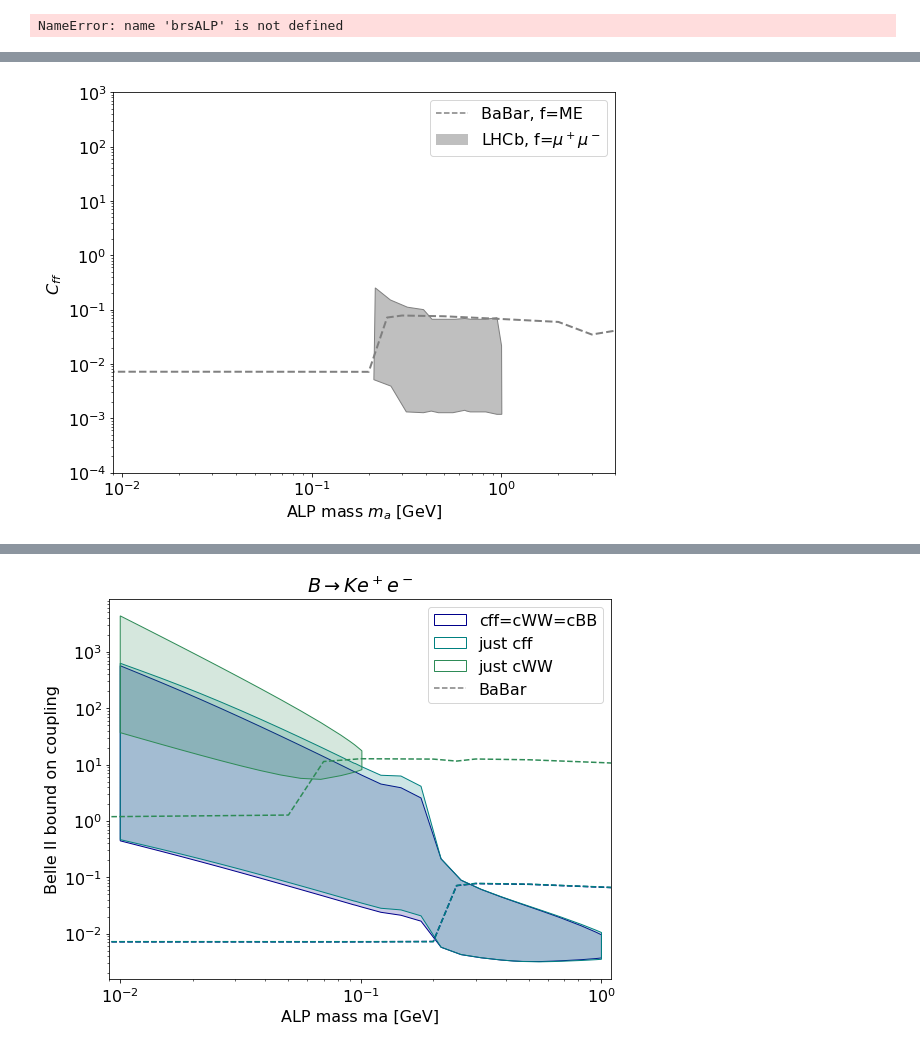
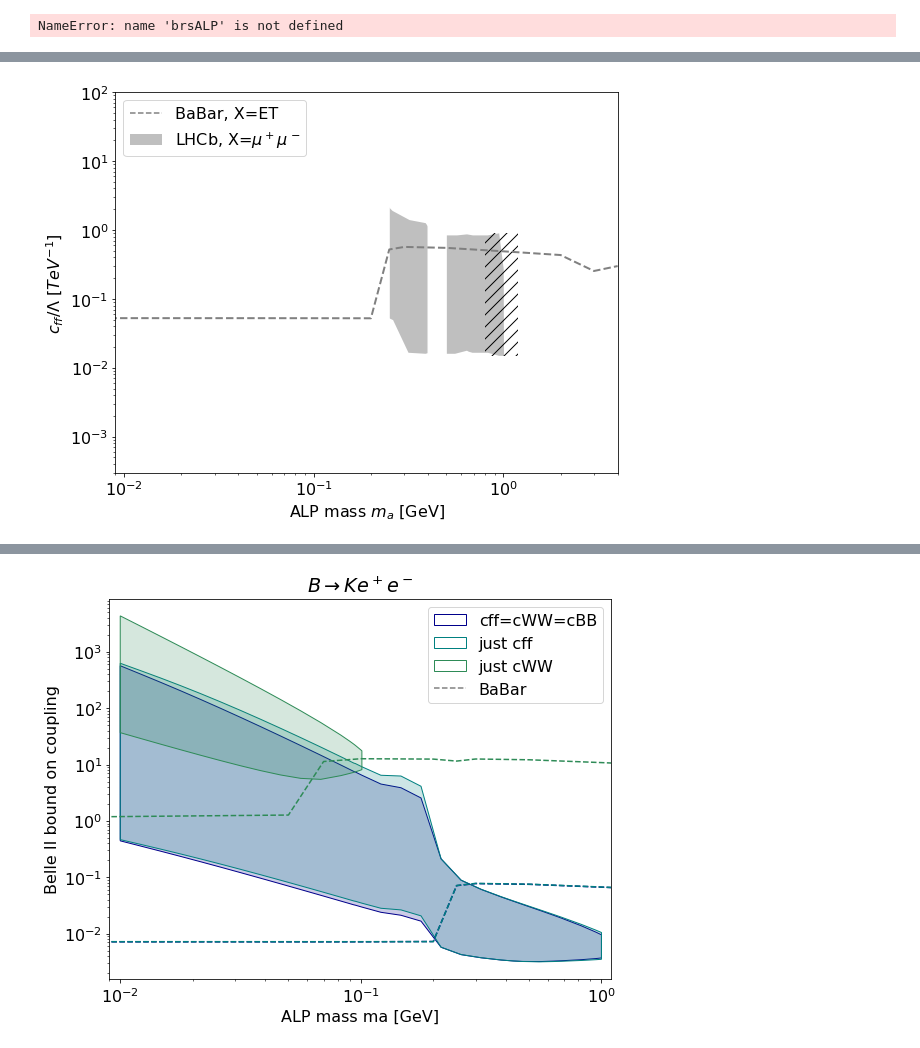
Before and after one commit to anasthesia/alps-BelleII, a Jupyter notebook: python/alps-visible-BelleII_3.0.ipynb, the cells around one changed output, grey strips where cells are left out. Drawn from its saved outputs; the diff is of its cells as text; code cells hidden in the pictures.

Commit message:
Belle II Inv added to plots

```diff
--- a/python/alps-visible-BelleII_3.0.ipynb
+++ b/python/alps-visible-BelleII_3.0.ipynb
@@ -921,3 +924,4 @@ BaBarBoundsOld=genfromtxt('../ruth/BaBarBounds_readable_old.txt', delimiter='\t'
 # %%
-LHCbBounds=genfromtxt('output/LHCb_cff.dat', delimiter='\t')
+LHCbBoundscff=genfromtxt('output/LHCb_cff.dat', delimiter='\t')
+LHCbBoundscWW=genfromtxt('output/LHCb_cWW.dat', delimiter='\t')
 # %%
@@ -1006,3 +1026,8 @@ def plotGen(inputarray,lineScatterFillORPolygon,color,linewidthORmarkersize,*arg
     if (lineScatterFillORPolygon=="nonfilledpolygon"):
         ax.fill(data[:,0],data[:,1], facecolor="none", edgecolor=color,\
                 linewidth=linewidthORmarkersize, linestyle='-',**kwargs)
+# %%
+def fromLambdatof(inputarray):
+    tmp=inputarray.copy()
+    tmp[:,1] *= 4*np.pi
+    return tmp
@@ -1009,3 +1074,14 @@ def plotGen(inputarray,lineScatterFillORPolygon,color,linewidthORmarkersize,*arg
+# %%
+# function that plots cut-out regions from 1612.07818
+
+def whiteregions(m):
+    return np.heaviside(m - 0.25,0)*np.heaviside(-m + 0.4,0) + np.heaviside(m - 0.5,0)*np.heaviside(-m + 2.9,0)\
+    + np.heaviside(m - 3.2,0)*np.heaviside(-m + 3.6,0) + np.heaviside(m - 3.9,0)*np.heaviside(-m + 4.7,0)
+#     return np.heaviside(m - 3.9,0)*np.heaviside(-m + 4.7,0)
+
+def plotWhiteRegions(yupper):
+    m=np.linspace(0.2,5,num=10000);
+    plt.fill_between(m,(1-whiteregions(m))*yupper,0,color="white",zorder=2)
 # %%
 cffPlot=1
 cWWPlot=1
@@ -1129,50 +1190,35 @@ plt.savefig('plots/BoundBelleII-cff-projections.png', dpi=300, bbox_inches='tigh
 # %%
 fig, ax = plt.subplots(figsize=(9, 7))
 
-ax.plot(BaBarBounds[:,0],BaBarBounds[:,2],c="grey", ls='--',lw=2)
+ax.plot(BaBarBounds[:,0],BaBarBounds[:,1],c="grey", ls='--',lw=2)
 
-plotGen(LHCbBounds,"oppacpolygon","grey",0,0.5, label='LHCb, f=$\mu^+ \mu^-$')
-plotGen(LHCbBounds,"nonfilledpolygon","grey",1)
+plotGen(fromLambdatof(LHCbBoundscff),"oppacpolygon","grey",0,0.5, label='LHCb, X=$\mu^+ \mu^-$')
 
-# plotGen(stackBounds(masslist,readArrayVisibleBoundBelleIIcff[:,5,0],\
-#                     readArrayVisibleBoundBelleIIcff[:,5,1]),"oppacpolygon","deepskyblue",0,0.4,\
-#                     label='$f=\gamma \gamma $')
-# plotGen(stackBounds(masslist,readArrayVisibleBoundBelleIIcff[:,5,0],\
-#                     readArrayVisibleBoundBelleIIcff[:,5,1]),"nonfilledpolygon","deepskyblue",1)
-
-# plotGen(stackBounds(masslist,readArrayVisibleBoundBelleIIcff[:,0,0],\
-#                     readArrayVisibleBoundBelleIIcff[:,0,1]),"oppacpolygon","darkblue",0,0.3,\
-#                     label='$f=e^+ e^-$')
-# plotGen(stackBounds(masslist,readArrayVisibleBoundBelleIIcff[:,0,0],\
-#                     readArrayVisibleBoundBelleIIcff[:,0,1]),"nonfilledpolygon","darkblue",1)
-
-# plotGen(stackBounds(masslist,readArrayVisibleBoundBelleIIcff[:,1,0],\
-#                     readArrayVisibleBoundBelleIIcff[:,1,1]),"oppacpolygon","rebeccapurple",0,0.5,\
-#                     label='$f=\mu^+ \mu^-$')
-# plotGen(stackBounds(masslist,readArrayVisibleBoundBelleIIcff[:,1,0],\
-#                     readArrayVisibleBoundBelleIIcff[:,1,1]),"nonfilledpolygon","rebeccapurple",1)
+plotWhiteRegions(10**(2))
 
 
 
+p = mpatches.Rectangle((0.8,1.5*10**-2), 0.4, 0.9, linewidth=0, fill=None, hatch='//')
+ax.add_patch(p)
 
-# ax.set_title('Bounds on $BR( B^+ \\rightarrow K^+ + f )$')
+# ax.set_title('Bounds on $BR( B^+ \\rightarrow K^+ + X )$')
 
 ax.set_xlabel('ALP mass $m_a$ [GeV]')
-ax.set_ylabel('$C_{ff}$')
+ax.set_ylabel('$c_{ff}/\Lambda\ [TeV^{-1}]$')
 ax.set_xscale('log')
 ax.set_yscale('log')
 ax.set_xlim(9*10**-3, 4)
-ax.set_ylim(10**-4, 10**3)
+ax.set_ylim(3*10**-4, 10**2)
 
 handles, labels = ax.get_legend_handles_labels()
 babar= mlines.Line2D([], [], color='grey', linestyle='--',
-                          markersize=15, label='BaBar, f='+"ME")
+                          markersize=15, label='BaBar, X='+"ET")
 handles.insert(0, babar)
 
-ax.legend(handles=handles)
+ax.legend(handles=handles,loc='upper left')
 
 
 
-plt.savefig('plots/BoundBelleII-cff.png', dpi=300, bbox_inches='tight')
+plt.savefig('plots/Bound-LHCb-BaBar-cff.png', dpi=300, bbox_inches='tight')
 # %% [output]
-[figure, old version]
+[figure, new version]
```
Also changed, not shown: parts of 12 cells of this notebook.
